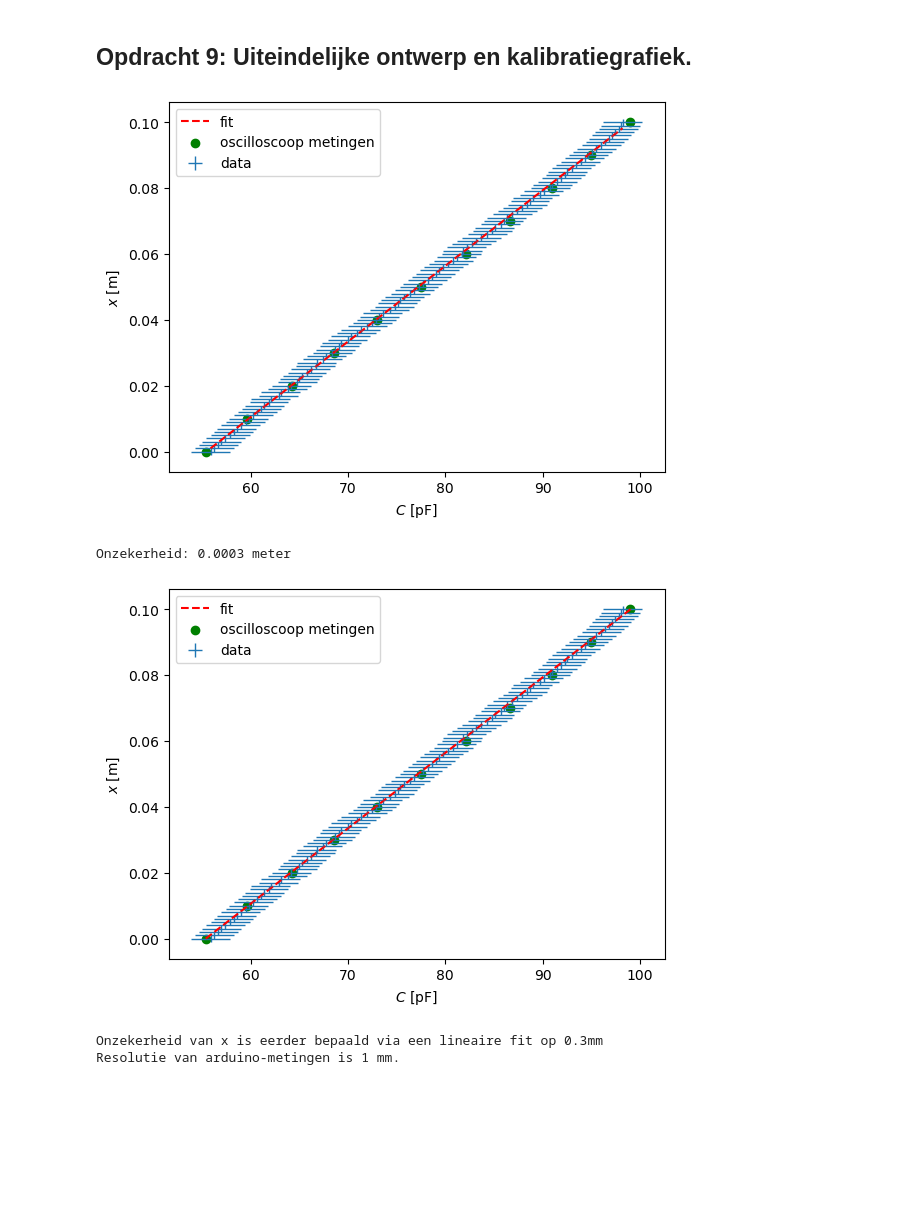
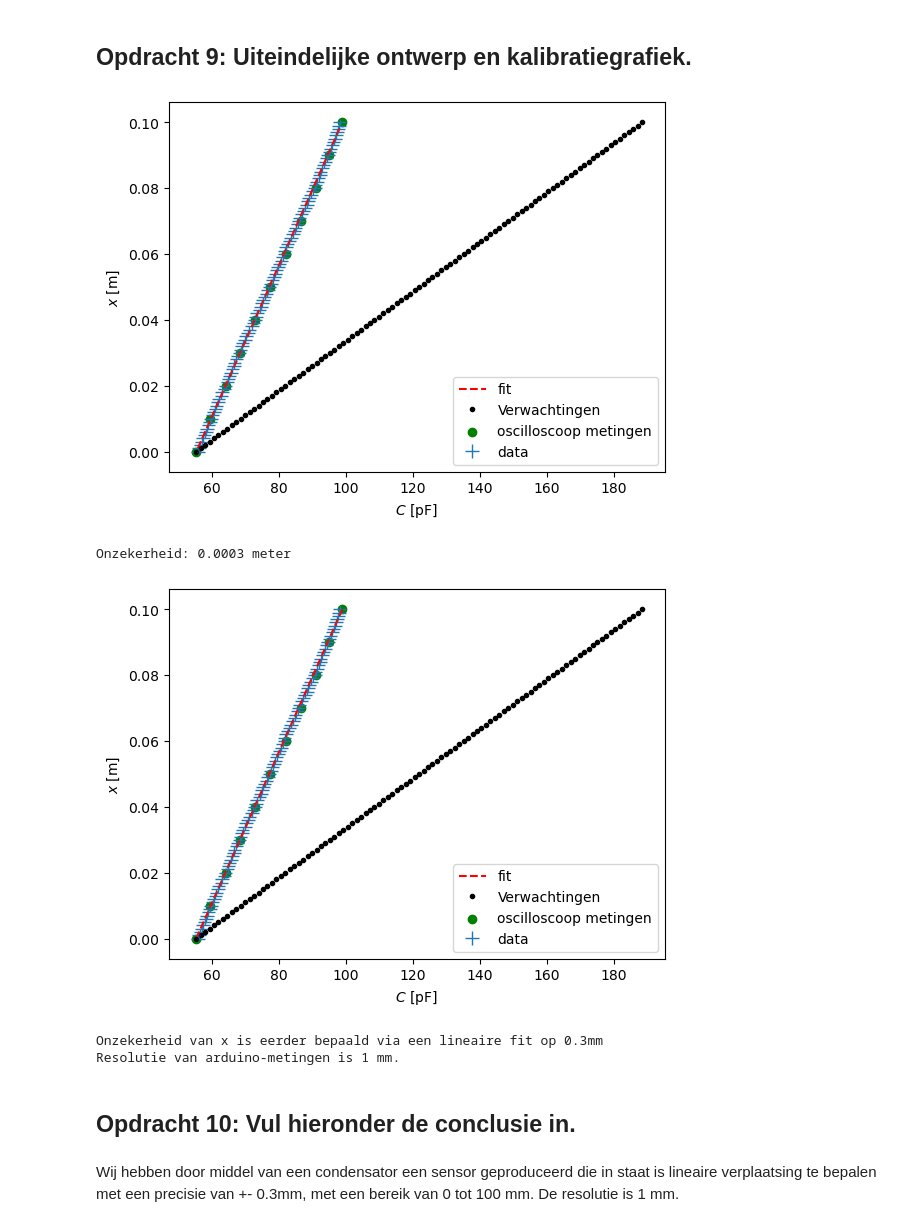
Before and after one commit to fKogelTU/opdrachten-DEF-D, a Jupyter notebook: FysiekeOntwerpopdrachten/2OntwerpEenSensorCondensator/DEFOntwerpopdracht2OntwerpEenSensorInvulTemplate.ipynb, the cells around one changed output. Saved outputs shown, nothing was run; the diff lists cells and outputs as text; code cells hidden in the pictures; blank space fills up the shorter version.

```diff
--- a/FysiekeOntwerpopdrachten/2OntwerpEenSensorCondensator/DEFOntwerpopdracht2OntwerpEenSensorInvulTemplate.ipynb
+++ b/FysiekeOntwerpopdrachten/2OntwerpEenSensorCondensator/DEFOntwerpopdracht2OntwerpEenSensorInvulTemplate.ipynb
@@ -210,3 +210,36 @@ Wij hebben door middel van een condensator een sensor geproduceerd die in staat
 3. Onderdelen van een datasheet zoals een kalibratiegrafiek opstellen, gevoeligheid en onzekerheid beschrijven.
 # %% [markdown]
 ### kopieer hier de cel(len) waaruit blijkt dat jullie leerdoel 1 beheersen.
+# %%
+import numpy as np
+import matplotlib.pyplot as plt
+
+er_lucht = 1.0
+er_pvc = 4.0
+
+def c_from_x(x, Er_plastic):
+    A_pvc = (8e-2)*x
+    A_air = A_tot-A_pvc
+    C = C0 * ((A_pvc*er_pvc+A_air*er_lucht)/(A_tot*er_lucht))
+    return C*1e-12
+
+
+#total area in capacitor
+A_tot = 0.01
+
+#make var for area from pvc
+x = (np.linspace(0,100,101)*1e-3)
+
+C0 = 55.4
+
+#area air
+
+
+#expected capacitance in pF
+C = c_from_x(x, er_pvc)
+
+plt.plot(C, np.linspace(0,100,101)*1e-3, 'k.', label='Verwachtingen')
+plt.xlabel('$C$ [F]')
+plt.ylabel('$x$ [m]')
+plt.legend()
+plt.show()
@@ -271,6 +306,7 @@ ytest = func(xtest,popt[0],popt[1])
 plt.figure()                                                                                                           # 2 piocofarad onzekerheid komt van schommelingen van arduino
 plt.errorbar(capaciteiten,afstanden,xerr=2,yerr=1e-3,linewidth=0,marker='.',markersize=0.5, elinewidth=1,label='data') # 1mm onzekerheid komt van 1mm streepjes op stuk plastic
 plt.plot(xtest,ytest,'r--',label='fit')
+plt.plot(C*1e12, np.linspace(0,100,101)*1e-3, 'k.', label='Verwachtingen')
 plt.scatter(oscilloscoopMetingen, np.linspace(0, 100e-3, 11), color='green', label='oscilloscoop metingen')
 plt.xlabel('$C$ [pF]')
 plt.ylabel('$x$ [m]')
@@ -288,35 +324,40 @@ print("Onzekerheid:", round(func(0.1, np.sqrt(pcov[0][0]), np.sqrt(pcov[1][1])),
 import numpy as np
 import matplotlib.pyplot as plt
 from scipy.optimize import curve_fit
 afstanden = np.linspace(0,100,101)*1e-3
 capaciteiten = np.array([55.9,56.3,56.7,57.0,57.4,57.9,58.3,58.6,59.0,59.5,59.8,60.3,60.7,61.1,61.4,61.9,62.1,62.9,63.1,63.8,64.2,64.8,65.0,65.3,65.8,66.2,66.7,66.8,67.4,67.8,68.4,68.7,69.1,69.3,70.0,70.3,70.9,71.3,72.0,72.5,72.9,73.2,73.6,74.3,74.8,75.1,75.4,75.8,76.4,76.8,77.3,77.7,78.2,78.6,79.0,79.4,79.8,80.3,80.8,81.2,81.7,81.8,82.2,82.7,83.2,83.7,84.3,84.8,85.1,85.7,86.0,86.3,86.9,87.4,87.9,88.4,88.7,89.0,89.7,90.1,90.8,91.0,91.5,91.9,92.3,92.5,93.0,93.4,93.9,94.3,94.7,95.1,95.5,96.0,96.4,96.8,97.1,97.4,97.8,98.0,98.2])
 oscilloscoopMetingen = np.array([55.4, 59.6, 64.3, 68.6, 73.0, 77.5, 82.1, 86.6, 91.0, 95.0, 99.0])
 
 
 def c_from_x(x, Er):
     A_pvc = (8e-2)*x
     A_air = A_tot-A_pvc
     C = C0 * ((A_pvc*Er+A_air*er_lucht)/(A_tot*er_lucht))
     return C
 
 popt,pcov = curve_fit(c_from_x,afstanden,capaciteiten)
 ytest = np.linspace(np.min(afstanden),np.max(afstanden),100)
 xtest = c_from_x(ytest,popt[0])
 
 plt.figure()                                                                                                           # 2 piocofarad onzekerheid komt van schommelingen van arduino
 plt.errorbar(capaciteiten,afstanden,xerr=2,yerr=1e-3,linewidth=0,marker='.',markersize=0.5, elinewidth=1,label='data') # 1mm onzekerheid komt van 1mm streepjes op stuk plastic
 plt.plot(xtest,ytest,'r--',label='fit')
+plt.plot(C*1e12, np.linspace(0,100,101)*1e-3, 'k.', label='Verwachtingen')
 plt.scatter(oscilloscoopMetingen, np.linspace(0, 100e-3, 11), color='green', label='oscilloscoop metingen')
 plt.xlabel('$C$ [pF]')
 plt.ylabel('$x$ [m]')
 plt.legend()
 plt.show()
 print("Onzekerheid van x is eerder bepaald via een lineaire fit op 0.3mm")
 print("Resolutie van arduino-metingen is 1 mm.")
 # Aangepast is dat in de arduino software nu een afstand in meters wordt gereturned, omdat het systeem al dermate precies was dat er nog weinig iteratie nodig was
 # %% [output]
-[figure, old version]
+[figure, new version]
 Onzekerheid: 0.0003 meter
-[figure, old version]
+[figure, new version]
 Onzekerheid van x is eerder bepaald via een lineaire fit op 0.3mm
 Resolutie van arduino-metingen is 1 mm.
+# %% [markdown]
+## Opdracht 10: Vul hieronder de conclusie in.
+# %% [markdown]
+Wij hebben door middel van een condensator een sensor geproduceerd die in staat is lineaire verplaatsing te bepalen met een precisie van +- 0.3mm, met een bereik van 0 tot 100 mm. De resolutie is 1 mm.
```
Also changed, not shown: parts of 1 cell of this notebook.
